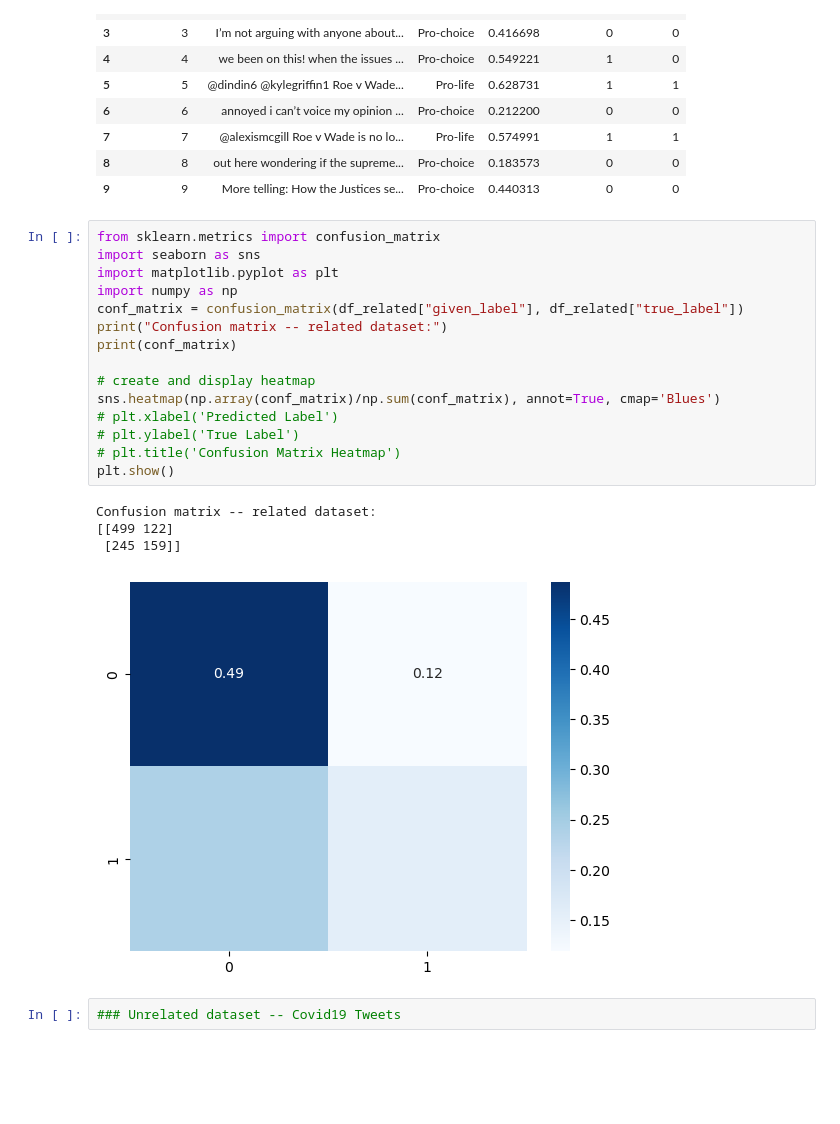
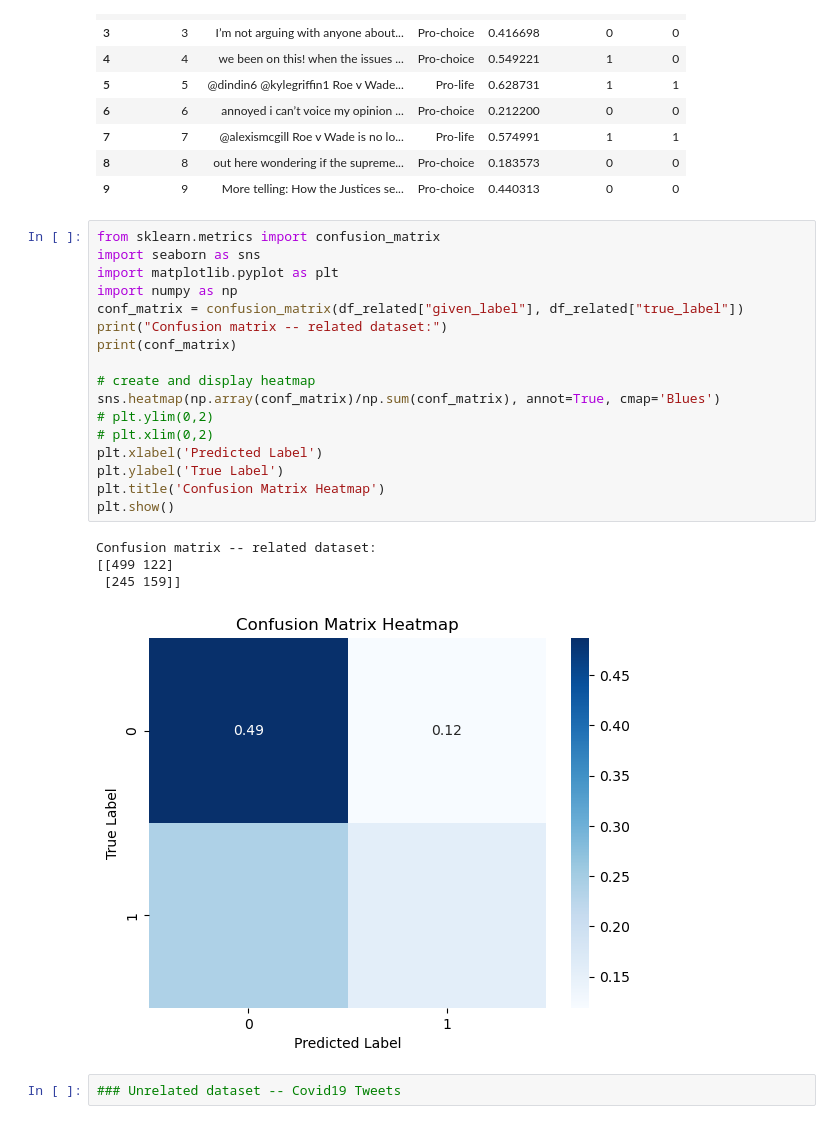
Before and after one commit to kerrlya/XNNs, a Jupyter notebook: LSTM.ipynb, the cells around one changed output. Cells and saved outputs as stored; diff of their text form; blank space fills up the shorter version.

```diff
--- a/LSTM.ipynb
+++ b/LSTM.ipynb
@@ -640,23 +642,25 @@ df_related.head(10)
 # %%
 from sklearn.metrics import confusion_matrix
 import seaborn as sns
 import matplotlib.pyplot as plt
 import numpy as np
 conf_matrix = confusion_matrix(df_related["given_label"], df_related["true_label"])
 print("Confusion matrix -- related dataset:")
 print(conf_matrix)
 
 # create and display heatmap
 sns.heatmap(np.array(conf_matrix)/np.sum(conf_matrix), annot=True, cmap='Blues')
-# plt.xlabel('Predicted Label')
-# plt.ylabel('True Label')
-# plt.title('Confusion Matrix Heatmap')
+# plt.ylim(0,2)
+# plt.xlim(0,2)
+plt.xlabel('Predicted Label')
+plt.ylabel('True Label')
+plt.title('Confusion Matrix Heatmap')
 plt.show()
 # %% [output]
 Confusion matrix -- related dataset:
 [[499 122]
  [245 159]]
-[figure, old version]
+[figure, new version]
 # %%
 ### Unrelated dataset -- Covid19 Tweets
 # %% [markdown]
```
Also changed, not shown: parts of 1 cell of this notebook, 4 other files.
